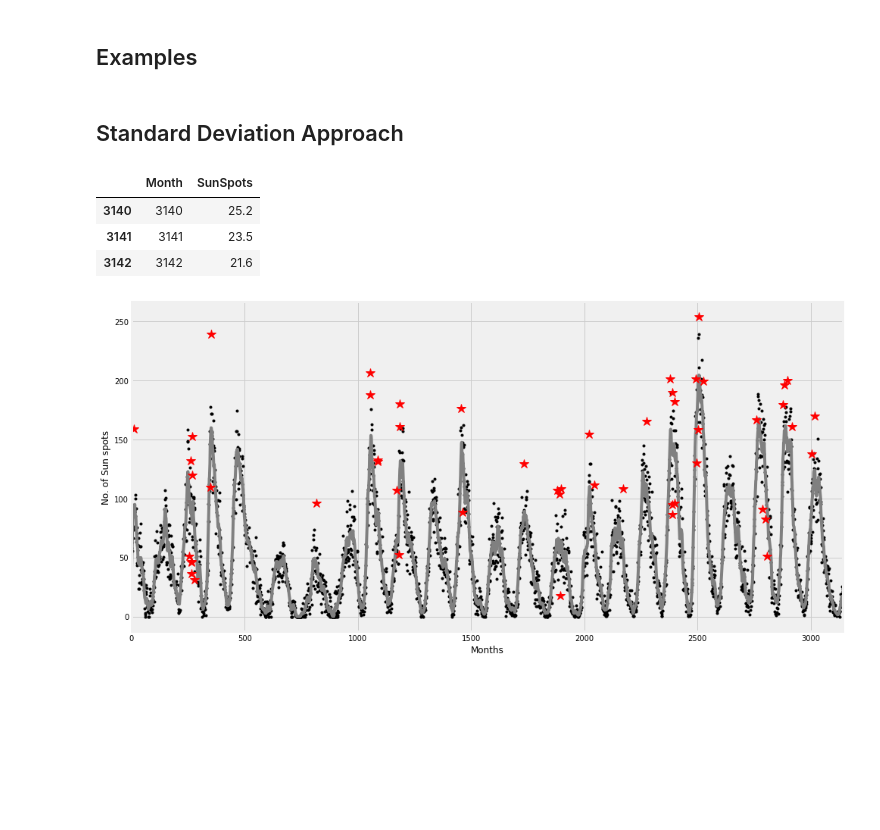
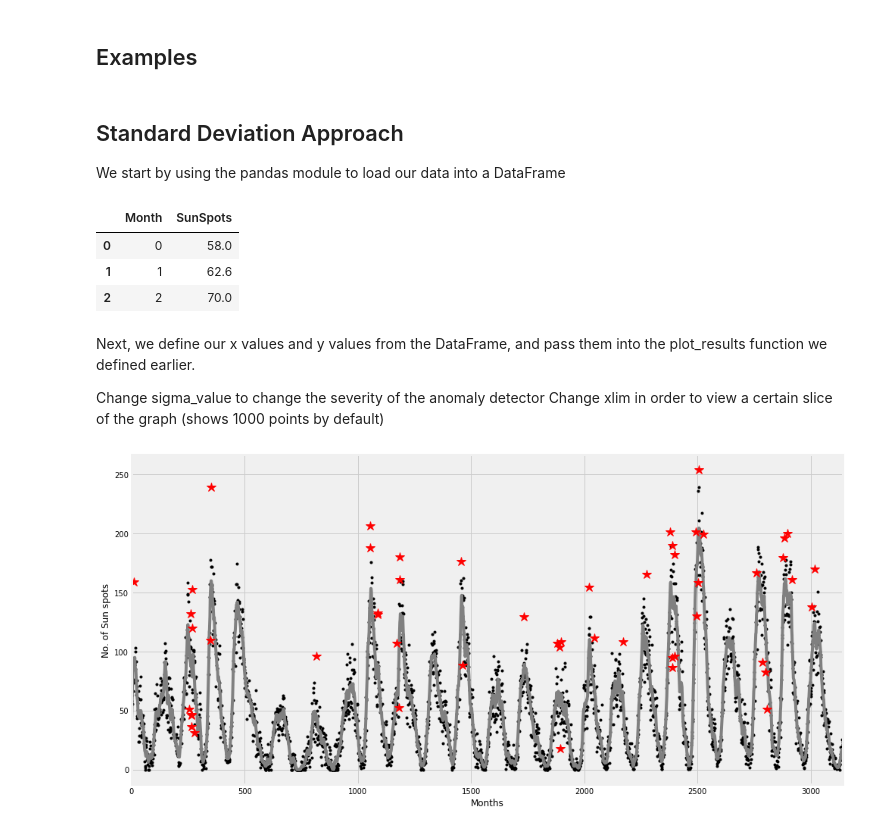
Before and after one commit to blueharen/Testing-Notebooks, a Jupyter notebook: Anomaly Detection Notebook.ipynb, the cells around one changed output. Saved outputs shown, nothing was run; the diff lists cells and outputs as text; code cells hidden in the pictures; blank space fills up the shorter version.

```diff
--- a/Anomaly Detection Notebook.ipynb
+++ b/Anomaly Detection Notebook.ipynb
@@ -45,16 +61,23 @@ def plot_results(x, y, window_size, sigma_value=1,
     plt.show()
 # %% [markdown]
 ## Examples
-# %% [markdown]
-## Standard Deviation Approach
+# %% [markdown]
+## Standard Deviation Approach
+
+We start by using the pandas module to load our data into a DataFrame
 # %%
-df = pd.read_csv('C:/Users/HARENB/Desktop/sunspots.csv', sep='\t')
-df.tail(3)
+df = pd.read_csv('C:/Users/HARENB/Desktop/CSV Files/sunspots.csv', sep='\t')
+df.head(3)
 # %% [output]
 |  | Month | SunSpots |
-| 3140 | 3140 | 25.2 |
-| 3141 | 3141 | 23.5 |
-| 3142 | 3142 | 21.6 |
+| 0 | 0 | 58.0 |
+| 1 | 1 | 62.6 |
+| 2 | 2 | 70.0 |
+# %% [markdown]
+Next, we define our x values and y values from the DataFrame, and pass them into the plot_results function we defined earlier.
+
+Change sigma_value to change the severity of the anomaly detector
+Change xlim in order to view a certain slice of the graph (shows 1000 points by default)
 # %%
 x = df['Month']
 y = df['SunSpots']
```
Also changed, not shown: parts of 36 cells of this notebook.
